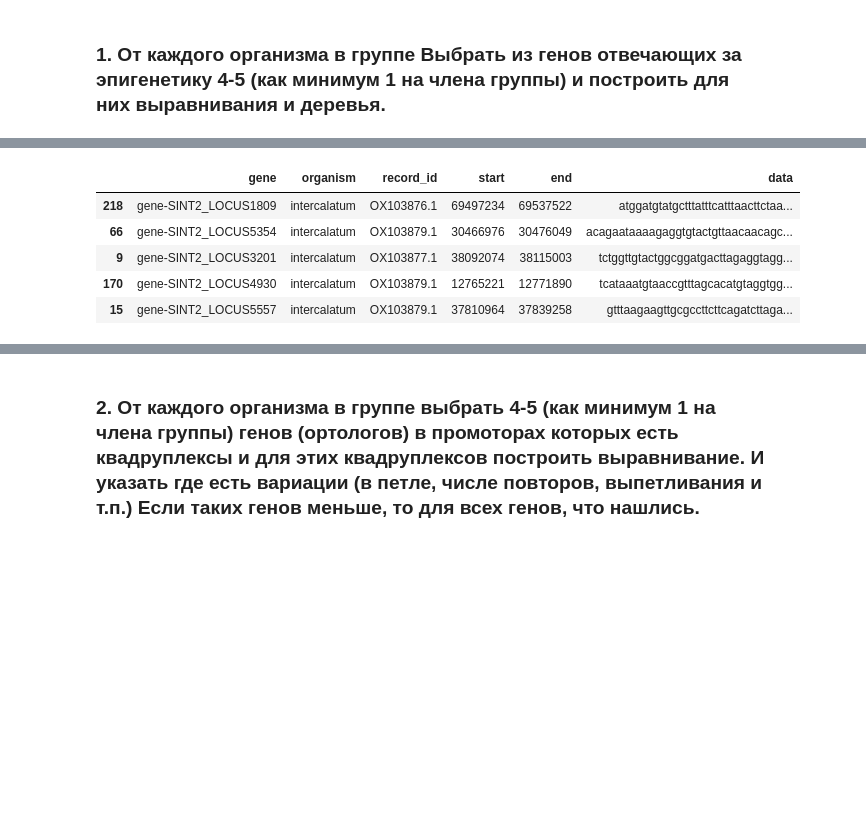
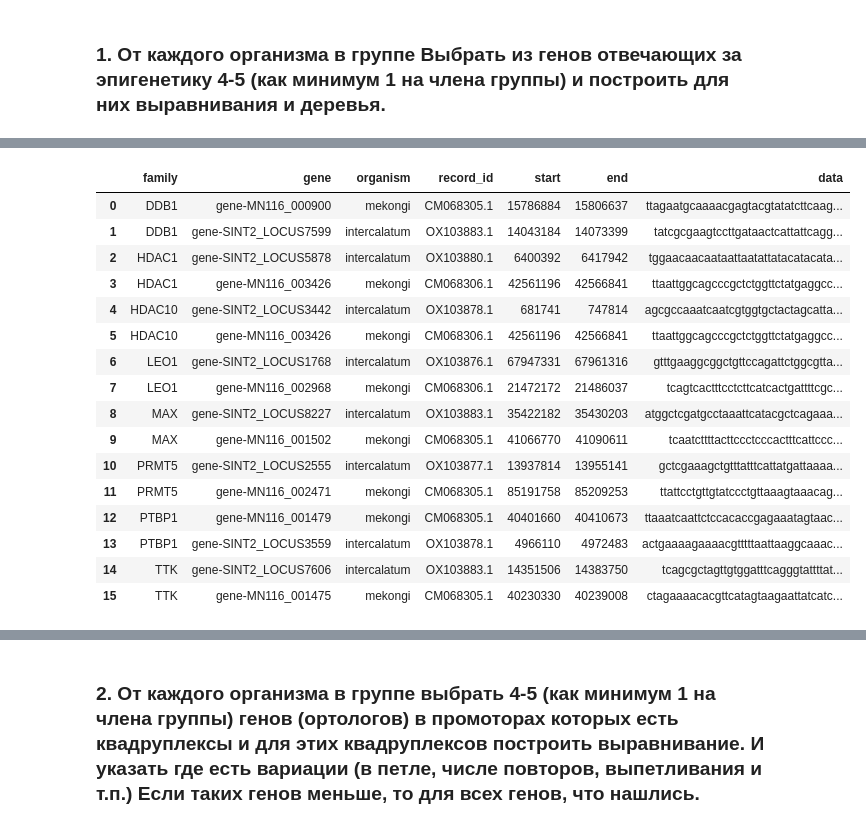
Before and after one commit to 0andrejj0/bioinf-project-common, a Jupyter notebook: project.ipynb, the cells around one changed output, grey strips where cells are left out. Saved outputs shown, nothing was run; the diff lists cells and outputs as text; code cells hidden in the pictures; blank space fills up the shorter version.

```diff
--- a/project.ipynb
+++ b/project.ipynb
@@ -13,15 +13,20 @@ data_config = {
     'haematobium' : {
     },
     'mansoni' : {
+        'gff_url' : 'https://ftp.ncbi.nlm.nih.gov/genomes/all/GCF/000/237/925/GCF_000237925.1_ASM23792v2/GCF_000237925.1_ASM23792v2_genomic.gff.gz',
+        'fna_url' : 'https://ftp.ncbi.nlm.nih.gov/genomes/all/GCF/000/237/925/GCF_000237925.1_ASM23792v2/GCF_000237925.1_ASM23792v2_genomic.fna.gz'
     },
     'intercalatum': {
         'epigenetic_file' : 'epigenetic_genes.csv',
         'g4_file' : 'g4_segments.csv',
-        'zrnk_file' : 'zrnk_segments.csv',
+        'zdna_file' : 'zdna_segments.csv',
         'gff_url' : 'https://ftp.ncbi.nlm.nih.gov/genomes/all/GCA/944/470/385/GCA_944470385.2_tdSchInte2.2/GCA_944470385.2_tdSchInte2.2_genomic.gff.gz',
         'fna_url' : 'https://ftp.ncbi.nlm.nih.gov/genomes/all/GCA/944/470/385/GCA_944470385.2_tdSchInte2.2/GCA_944470385.2_tdSchInte2.2_genomic.fna.gz'
     },
     'mekongi' : {
+        'epigenetic_file' : 'epigenetic_genes.csv',
+        'gff_url' : 'https://ftp.ncbi.nlm.nih.gov/genomes/all/GCA/034/768/735/GCA_034768735.1_ASM3476873v1/GCA_034768735.1_ASM3476873v1_genomic.gff.gz',
+        'fna_url' : 'https://ftp.ncbi.nlm.nih.gov/genomes/all/GCA/034/768/735/GCA_034768735.1_ASM3476873v1/GCA_034768735.1_ASM3476873v1_genomic.fna.gz'
     },
 }
 # %%
@@ -168,23 +240,43 @@ INFO:root:extracting local_programs/mega.tar.gz
 # %% [markdown]
 ### 1. От каждого организма в группе Выбрать из генов отвечающих за эпигенетику 4-5 (как минимум 1 на члена группы) и построить для них выравнивания и деревья.
 # %%
+# выбираем гены для выравнивания
+
 import logging
 
+family_in_organisms = dict()
 epigenetic_genes_for_alignment = []
 
 for organism in data_config:
     current_epigenetic_genes = get_epigenetic_genes(organism)
     if current_epigenetic_genes is not None:
-        current_epigenetic_genes_selected = current_epigenetic_genes.sample(5, random_state=42)
-        assert len(current_epigenetic_genes_selected) == 5, 'too small current_epigenetic_genes_selected size'
         logging.info(f'Adding genes for {organism}')
-        current_epigenetic_genes_selected['organism'] = organism
-        epigenetic_genes_for_alignment.append(current_epigenetic_genes_selected)
+
+        current_epigenetic_genes['organism'] = organism
+        epigenetic_genes_for_alignment.append(current_epigenetic_genes)
+
+        for _, row in current_epigenetic_genes.iterrows():
+            if row['family'] not in family_in_organisms:
+                family_in_organisms[row['family']] = set()
+            family_in_organisms[row['family']].add(organism)
     else:
         logging.warning(f'current_epigenetic_genes({organism}) is None')
 
+family_in_organisms_array = []
+for family, organisms in family_in_organisms.items():
+    family_in_organisms_array.append((family, len(organisms)))
+
+family_in_organisms_array = list(sorted(family_in_organisms_array, key=lambda x : -x[1]))
+family_in_organisms_array = family_in_organisms_array[:8]
+
+selected_families = [x[0] for x in family_in_organisms_array]
+
 epigenetic_genes_for_alignment = pd.concat(epigenetic_genes_for_alignment)
-epigenetic_genes_for_alignment
+epigenetic_genes_for_alignment = epigenetic_genes_for_alignment[epigenetic_genes_for_alignment['family'].apply(lambda x : x in selected_families)]
+epigenetic_genes_for_alignment.sort_values('family', inplace=True)
+epigenetic_genes_for_alignment.drop_duplicates(subset=['family', 'organism'], keep='first', inplace=True)
+epigenetic_genes_for_alignment.reset_index(inplace=True, drop=True)
+epigenetic_genes_for_alignment.drop_duplicates()
 # %% [output]
 WARNING:root:No epigenetic_file specified for spindalis
 WARNING:root:current_epigenetic_genes(spindalis) is None
@@ -272,7 +384,7 @@ for _, row in epigenetic_genes_for_alignment.iterrows():
 record_to_position
 
 for organism in data_config:
-    if organism in faa_files:
+    if organism in fna_files:
         records = list(SeqIO.parse(fna_files[organism], "fasta"))
         for record in records:
             if record.id in record_to_position:
@@ -301,7 +412,18 @@ WARNING:root:No such fna file for mekongi
-|  | gene | organism | record_id | start | end | data |
-| 218 | gene-SINT2_LOCUS1809 | intercalatum | OX103876.1 | 69497234 | 69537522 | atggatgtatgctttatttcatttaacttctaa... |
-| 66 | gene-SINT2_LOCUS5354 | intercalatum | OX103879.1 | 30466976 | 30476049 | acagaataaaagaggtgtactgttaacaacagc... |
-| 9 | gene-SINT2_LOCUS3201 | intercalatum | OX103877.1 | 38092074 | 38115003 | tctggttgtactggcggatgacttagaggtagg... |
-| 170 | gene-SINT2_LOCUS4930 | intercalatum | OX103879.1 | 12765221 | 12771890 | tcataaatgtaaccgtttagcacatgtaggtgg... |
-| 15 | gene-SINT2_LOCUS5557 | intercalatum | OX103879.1 | 37810964 | 37839258 | gtttaagaagttgcgccttcttcagatcttaga... |
+|  | family | gene | organism | record_id | start | end | data |
+| 0 | DDB1 | gene-MN116_000900 | mekongi | CM068305.1 | 15786884 | 15806637 | ttagaatgcaaaacgagtacgtatatcttcaag... |
+| 1 | DDB1 | gene-SINT2_LOCUS7599 | intercalatum | OX103883.1 | 14043184 | 14073399 | tatcgcgaagtccttgataactcattattcagg... |
+| 2 | HDAC1 | gene-SINT2_LOCUS5878 | intercalatum | OX103880.1 | 6400392 | 6417942 | tggaacaacaataattaatattatacatacata... |
+| 3 | HDAC1 | gene-MN116_003426 | mekongi | CM068306.1 | 42561196 | 42566841 | ttaattggcagcccgctctggttctatgaggcc... |
+| 4 | HDAC10 | gene-SINT2_LOCUS3442 | intercalatum | OX103878.1 | 681741 | 747814 | agcgccaaatcaatcgtggtgctactagcatta... |
+| 5 | HDAC10 | gene-MN116_003426 | mekongi | CM068306.1 | 42561196 | 42566841 | ttaattggcagcccgctctggttctatgaggcc... |
+| 6 | LEO1 | gene-SINT2_LOCUS1768 | intercalatum | OX103876.1 | 67947331 | 67961316 | gtttgaaggcggctgttccagattctggcgtta... |
+| 7 | LEO1 | gene-MN116_002968 | mekongi | CM068306.1 | 21472172 | 21486037 | tcagtcactttcctcttcatcactgattttcgc... |
+| 8 | MAX | gene-SINT2_LOCUS8227 | intercalatum | OX103883.1 | 35422182 | 35430203 | atggctcgatgcctaaattcatacgctcagaaa... |
+| 9 | MAX | gene-MN116_001502 | mekongi | CM068305.1 | 41066770 | 41090611 | tcaatcttttacttccctcccactttcattccc... |
+| 10 | PRMT5 | gene-SINT2_LOCUS2555 | intercalatum | OX103877.1 | 13937814 | 13955141 | gctcgaaagctgtttatttcattatgattaaaa... |
+| 11 | PRMT5 | gene-MN116_002471 | mekongi | CM068305.1 | 85191758 | 85209253 | ttattcctgttgtatccctgttaaagtaaacag... |
+| 12 | PTBP1 | gene-MN116_001479 | mekongi | CM068305.1 | 40401660 | 40410673 | ttaaatcaattctccacaccgagaaatagtaac... |
+| 13 | PTBP1 | gene-SINT2_LOCUS3559 | intercalatum | OX103878.1 | 4966110 | 4972483 | actgaaaagaaaacgtttttaattaaggcaaac... |
+| 14 | TTK | gene-SINT2_LOCUS7606 | intercalatum | OX103883.1 | 14351506 | 14383750 | tcagcgctagttgtggatttcagggtattttat... |
+| 15 | TTK | gene-MN116_001475 | mekongi | CM068305.1 | 40230330 | 40239008 | ctagaaaacacgttcatagtaagaattatcatc... |
 # %%
```
Also changed, not shown: parts of 10 cells of this notebook, 2 other files.
